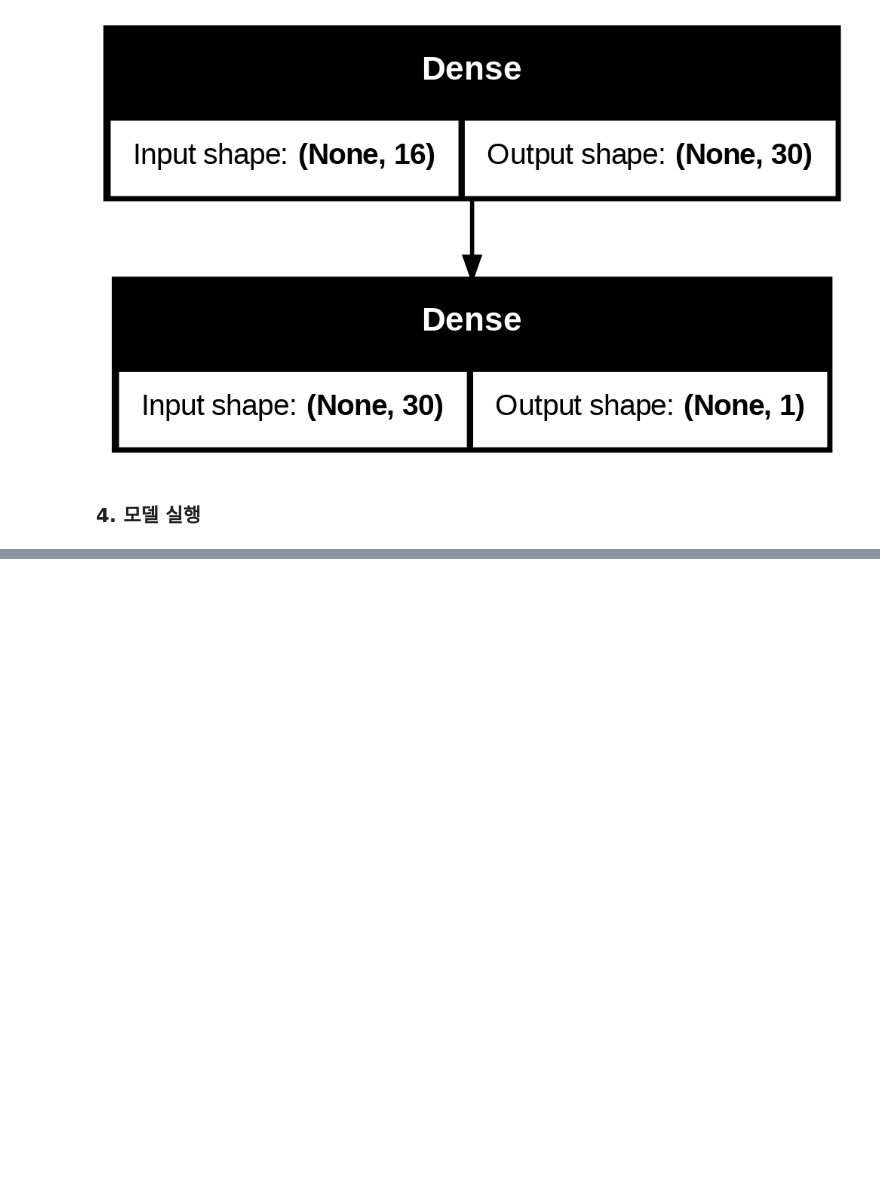
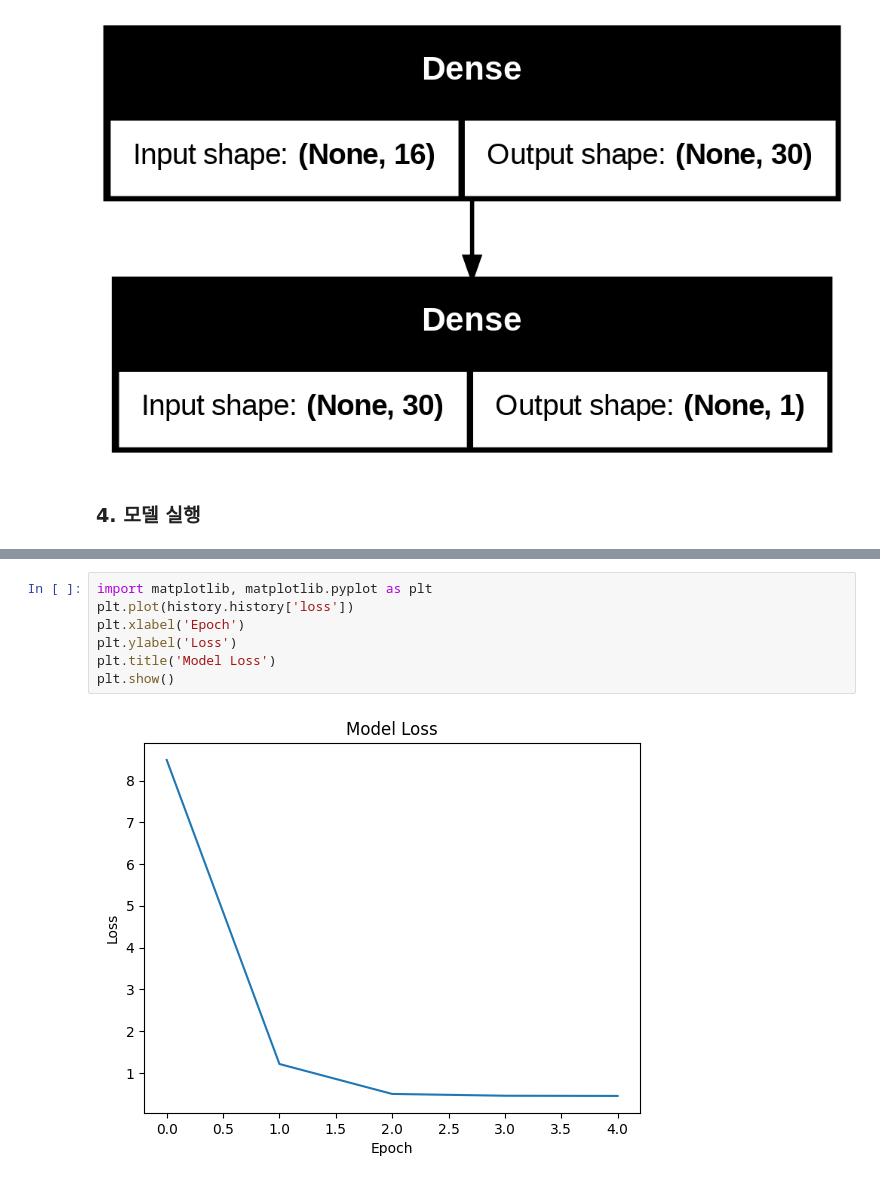
Before and after one commit to rjsdn2308/deep-learning-practice, a Jupyter notebook: easy_deep_learning_principle.ipynb, the cells around one changed output, grey strips where cells are left out. Drawn from its saved outputs; the diff is of its cells as text; blank space fills up the shorter version.

```diff
--- a/easy_deep_learning_principle.ipynb
+++ b/easy_deep_learning_principle.ipynb
@@ -66,0 +103,9 @@ Epoch 5/5
+# %%
+import matplotlib, matplotlib.pyplot as plt
+plt.plot(history.history['loss'])
+plt.xlabel('Epoch')
+plt.ylabel('Loss')
+plt.title('Model Loss')
+plt.show()
+# %% [output]
+[figure, added]
```
Also changed, not shown: parts of 8 cells of this notebook.
